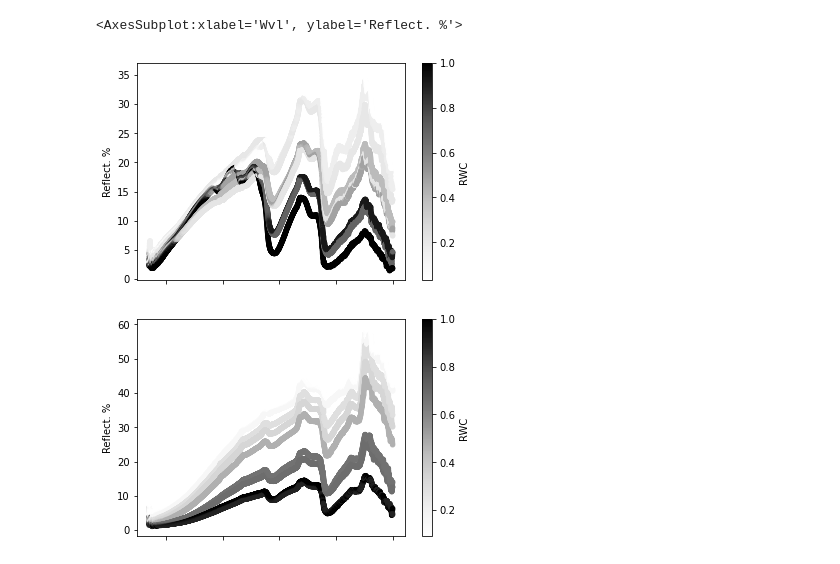
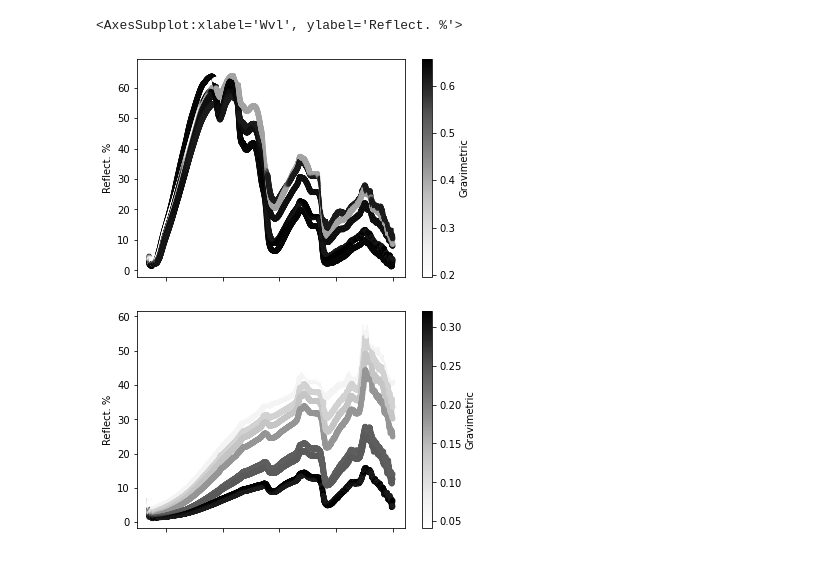
Before and after one commit to cafltar/CookIRCamET, a Jupyter notebook: albedo.ipynb, the cells around one changed output. Saved outputs shown, nothing was run; the diff lists cells and outputs as text; code cells hidden in the pictures.

```diff
--- a/albedo.ipynb
+++ b/albedo.ipynb
@@ -14,0 +30,2 @@ soil_reflectance.RWC=soil_reflectance.apply(lambda row : min(row['RWC'],1), axis
+# %%
+residue_reflectance.Residue=residue_reflectance.apply(lambda row : row['Residue'].lower(), axis = 1)
@@ -15,9 +41,9 @@ soil_reflectance.RWC=soil_reflectance.apply(lambda row : min(row['RWC'],1), axis
 # %%
 residue_reflectance.RWC=residue_reflectance.apply(lambda row : min(row['RWC'],1), axis = 1)
-# %%
-residue_reflectance[residue_reflectance['Crop']=='Canola'].plot.scatter('Wvl','Reflect. %',c='RWC')
-soil_reflectance[soil_reflectance['Crop']=='Palouse_no_till'].plot.scatter('Wvl','Reflect. %',c='RWC')
-# %% [output]
-<AxesSubplot:xlabel='Wvl', ylabel='Reflect. %'>
-[figure, removed]
-[figure, removed]
+# %%
+residue_reflectance[residue_reflectance['Residue']=='wheat duet'].plot.scatter('Wvl','Reflect. %',c='Gravimetric')
+soil_reflectance[soil_reflectance['Soil']=='palouse_no_till'].plot.scatter('Wvl','Reflect. %',c='Gravimetric')
+# %% [output]
+<AxesSubplot:xlabel='Wvl', ylabel='Reflect. %'>
+[figure, added]
+[figure, added]
```
Also changed, not shown: parts of 33 cells of this notebook.
